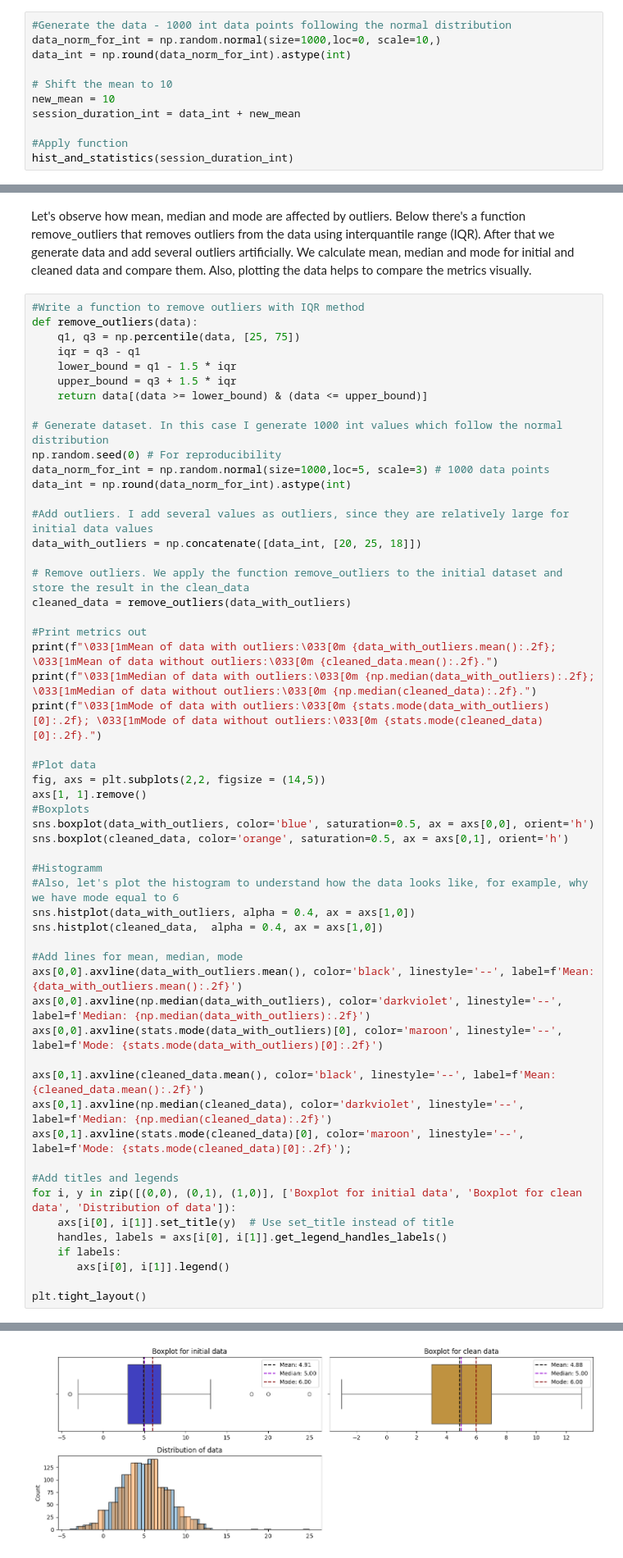
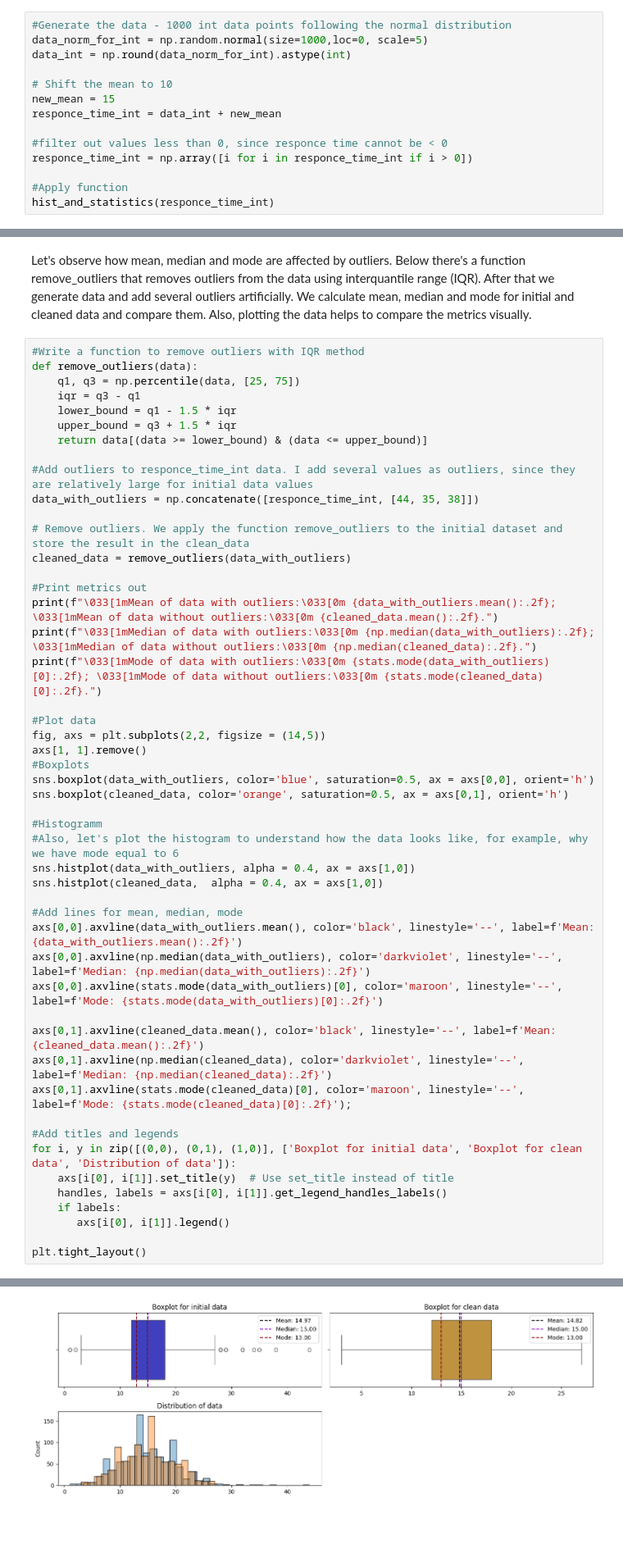
Before and after one commit to maryprokh/data_analysis_examples, a Jupyter notebook: statistics/mean_median_mode/mean_median_mode.ipynb, the cells around one changed output, grey strips where cells are left out. Shown: that part at 82% size. Saved outputs shown, nothing was run; the diff lists cells and outputs as text; blank space fills up the shorter version.

Commit message:
changed the dataset description

```diff
--- a/statistics/mean_median_mode/mean_median_mode.ipynb
+++ b/statistics/mean_median_mode/mean_median_mode.ipynb
@@ -206,13 +210,16 @@ The function displays a minimum value for a mode in the dataset. However, since
 Let's repeat the calculations for an array of int values.
 # %%
 #Generate the data - 1000 int data points following the normal distribution
-data_norm_for_int = np.random.normal(size=1000,loc=0, scale=10,)
+data_norm_for_int = np.random.normal(size=1000,loc=0, scale=5)
 data_int = np.round(data_norm_for_int).astype(int)
 
 # Shift the mean to 10
-new_mean = 10
-session_duration_int = data_int + new_mean
+new_mean = 15
+responce_time_int = data_int + new_mean
+
+#filter out values less than 0, since responce time cannot be < 0
+responce_time_int = np.array([i for i in responce_time_int if i > 0])
 
 #Apply function
-hist_and_statistics(session_duration_int)
+hist_and_statistics(responce_time_int)
 # %% [output]
@@ -248,13 +255,8 @@ def remove_outliers(data):
     upper_bound = q3 + 1.5 * iqr
     return data[(data >= lower_bound) & (data <= upper_bound)]
 
-# Generate dataset. In this case I generate 1000 int values which follow the normal distribution
-np.random.seed(0) # For reproducibility
-data_norm_for_int = np.random.normal(size=1000,loc=5, scale=3) # 1000 data points
-data_int = np.round(data_norm_for_int).astype(int)
-
-#Add outliers. I add several values as outliers, since they are relatively large for initial data values
-data_with_outliers = np.concatenate([data_int, [20, 25, 18]])
+#Add outliers to responce_time_int data. I add several values as outliers, since they are relatively large for initial data values
+data_with_outliers = np.concatenate([responce_time_int, [44, 35, 38]])
 
 # Remove outliers. We apply the function remove_outliers to the initial dataset and store the result in the clean_data
 cleaned_data = remove_outliers(data_with_outliers)
@@ -300,4 +302,4 @@ Mode of data with outliers: 6.00; Mode of data without outliers: 6.00.
-[figure, old version]
+[figure, new version]
 # %% [markdown]
 ### Distribution form matters
 # %% [markdown]
```
Also changed, not shown: parts of 7 cells of this notebook.
